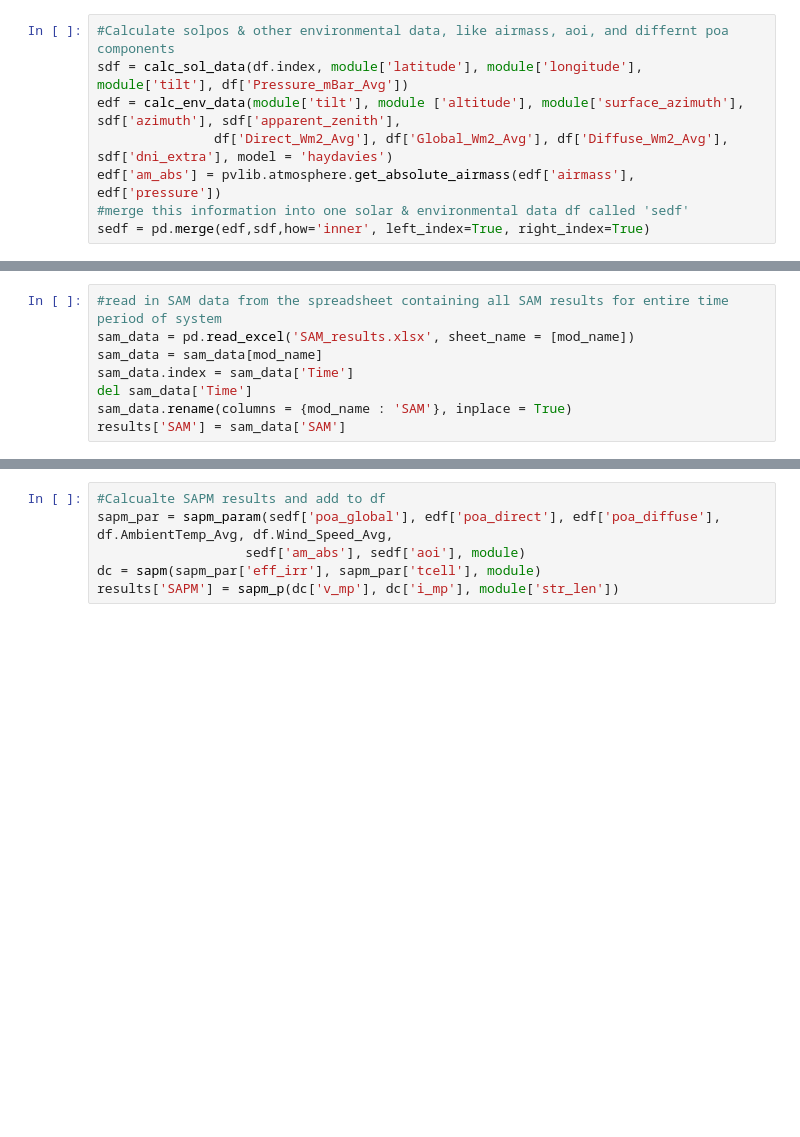
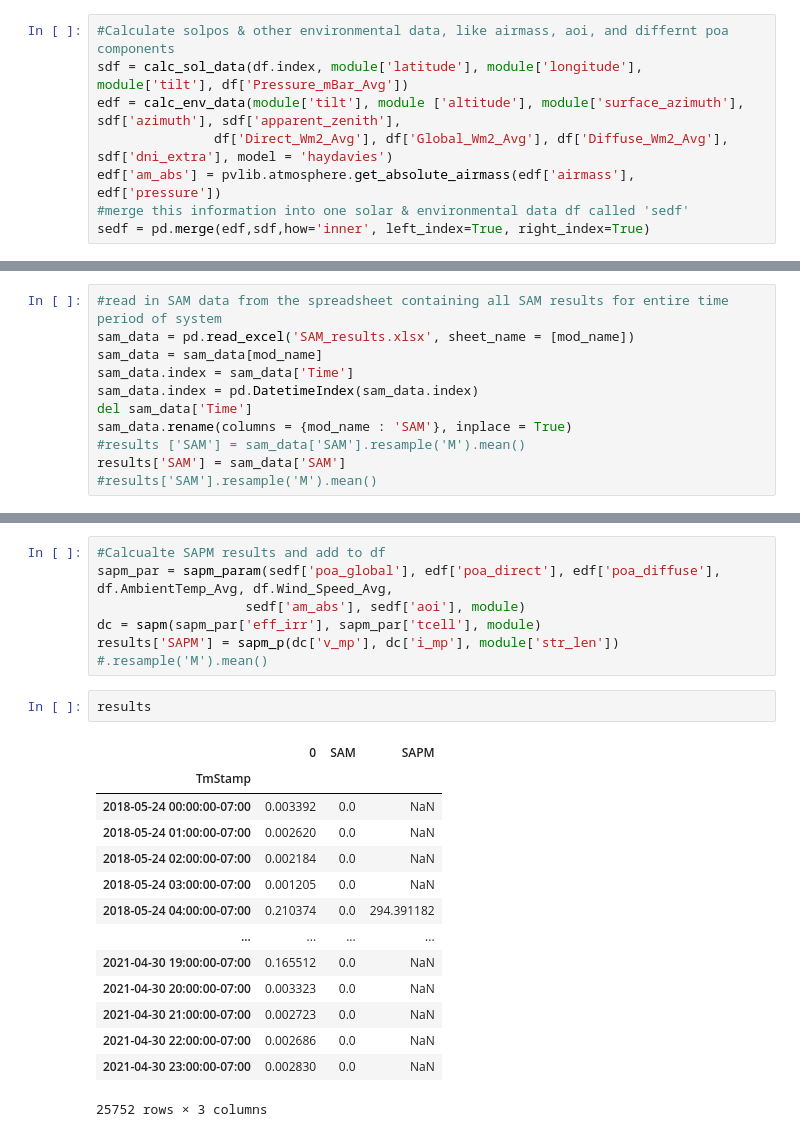
Before and after one commit to lmdeville/PV-Modeling, a Jupyter notebook: PVLT/PVLT.ipynb, the cells around one changed output, grey strips where cells are left out. Cells and saved outputs as stored; diff of their text form; blank space fills up the shorter version.

```diff
--- a/PVLT/PVLT.ipynb
+++ b/PVLT/PVLT.ipynb
@@ -83,6 +84,9 @@ results = results.to_frame()
 sam_data = pd.read_excel('SAM_results.xlsx', sheet_name = [mod_name])
 sam_data = sam_data[mod_name]
 sam_data.index = sam_data['Time']
+sam_data.index = pd.DatetimeIndex(sam_data.index)
 del sam_data['Time']
 sam_data.rename(columns = {mod_name : 'SAM'}, inplace = True)
+#results ['SAM'] = sam_data['SAM'].resample('M').mean()
 results['SAM'] = sam_data['SAM']
+#results['SAM'].resample('M').mean()
@@ -91,6 +111,23 @@ results['SAM'] = sam_data['SAM']
 sapm_par = sapm_param(sedf['poa_global'], edf['poa_direct'], edf['poa_diffuse'], df.AmbientTemp_Avg, df.Wind_Speed_Avg,
                    sedf['am_abs'], sedf['aoi'], module)
 dc = sapm(sapm_par['eff_irr'], sapm_par['tcell'], module)
-results['SAPM'] = sapm_p(dc['v_mp'], dc['i_mp'], module['str_len'])
+results['SAPM'] = sapm_p(dc['v_mp'], dc['i_mp'], module['str_len']) #.resample('M').mean()
+# %%
+results
+# %% [output]
+|  | 0 | SAM | SAPM |
+| TmStamp |  |  |  |
+| 2018-05-24 00:00:00-07:00 | 0.003392 | 0.0 | NaN |
+| 2018-05-24 01:00:00-07:00 | 0.002620 | 0.0 | NaN |
+| 2018-05-24 02:00:00-07:00 | 0.002184 | 0.0 | NaN |
+| 2018-05-24 03:00:00-07:00 | 0.001205 | 0.0 | NaN |
+| 2018-05-24 04:00:00-07:00 | 0.210374 | 0.0 | 294.391182 |
+| ... | ... | ... | ... |
+| 2021-04-30 19:00:00-07:00 | 0.165512 | 0.0 | NaN |
+| 2021-04-30 20:00:00-07:00 | 0.003323 | 0.0 | NaN |
+| 2021-04-30 21:00:00-07:00 | 0.002723 | 0.0 | NaN |
+| 2021-04-30 22:00:00-07:00 | 0.002686 | 0.0 | NaN |
+| 2021-04-30 23:00:00-07:00 | 0.002830 | 0.0 | NaN |
+25752 rows × 3 columns
 # %%
 #Calculate PVWatts results and add to df
```
Also changed, not shown: parts of 16 cells of this notebook.
